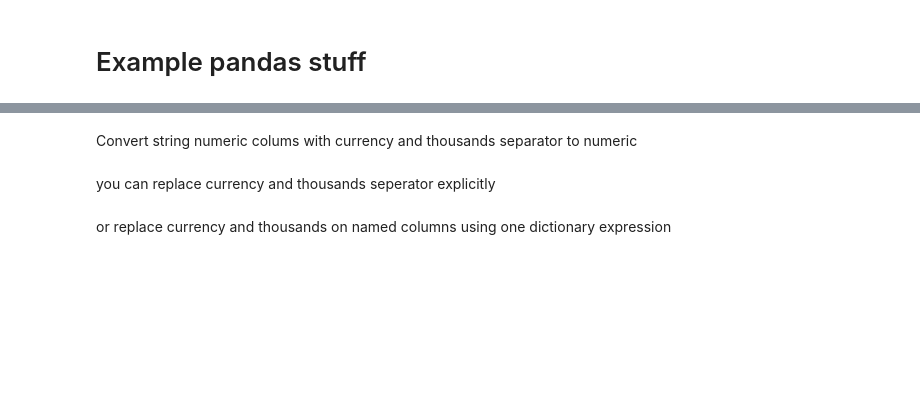
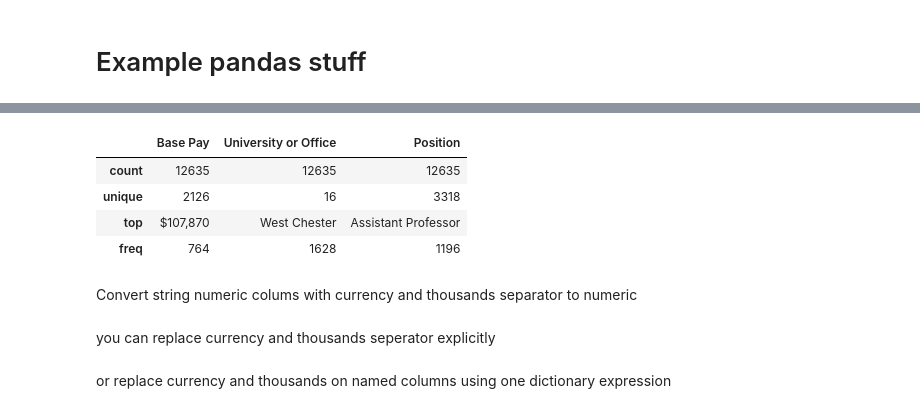
Before and after one commit to gruntfutuk/learningpython, a Jupyter notebook: pandas_jan2020_and_misc.ipynb, the cells around one changed output, grey strips where cells are left out. Drawn from its saved outputs; the diff is of its cells as text; code cells hidden in the pictures; blank space fills up the shorter version.

```diff
--- a/pandas_jan2020_and_misc.ipynb
+++ b/pandas_jan2020_and_misc.ipynb
@@ -55,3 +65,11 @@ df.head()
+# %%
+df.describe()
+# %% [output]
+|  | Base Pay | University or Office | Position |
+| count | 12635 | 12635 | 12635 |
+| unique | 2126 | 16 | 3318 |
+| top | $107,870 | West Chester | Assistant Professor |
+| freq | 764 | 1628 | 1196 |
 # %% [markdown]
 Convert string numeric colums with currency and thousands separator to numeric
 # %% [markdown]
```
Also changed, not shown: parts of 8 cells of this notebook, 39 other files.
